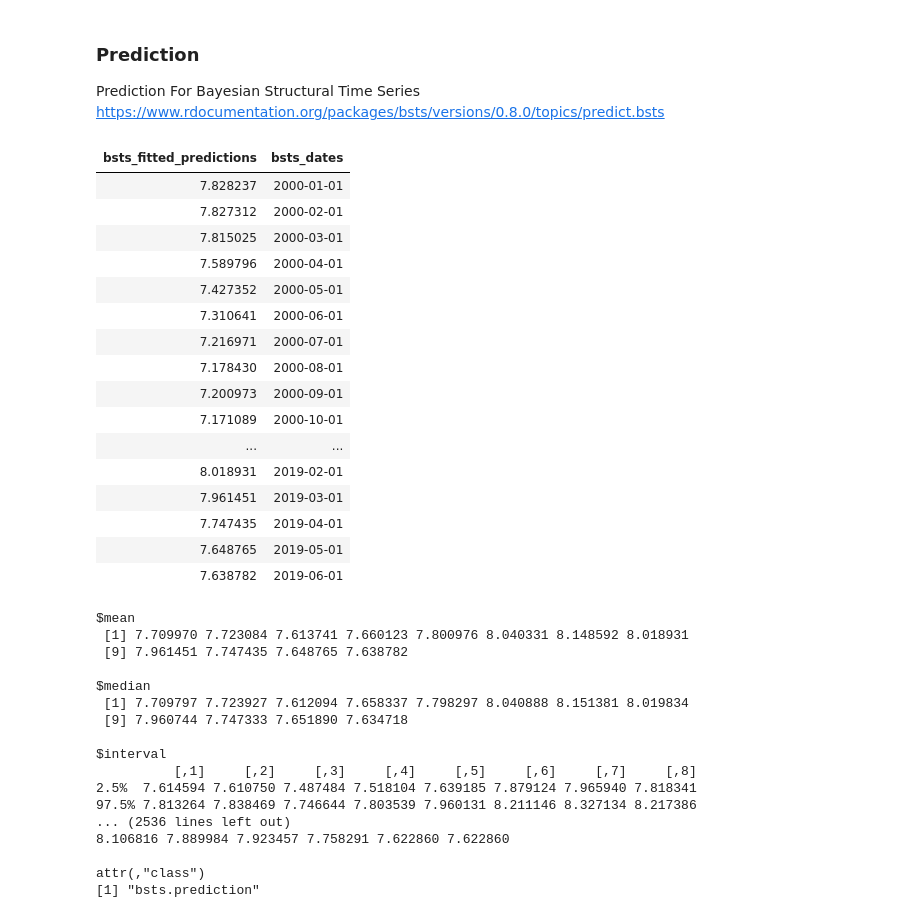
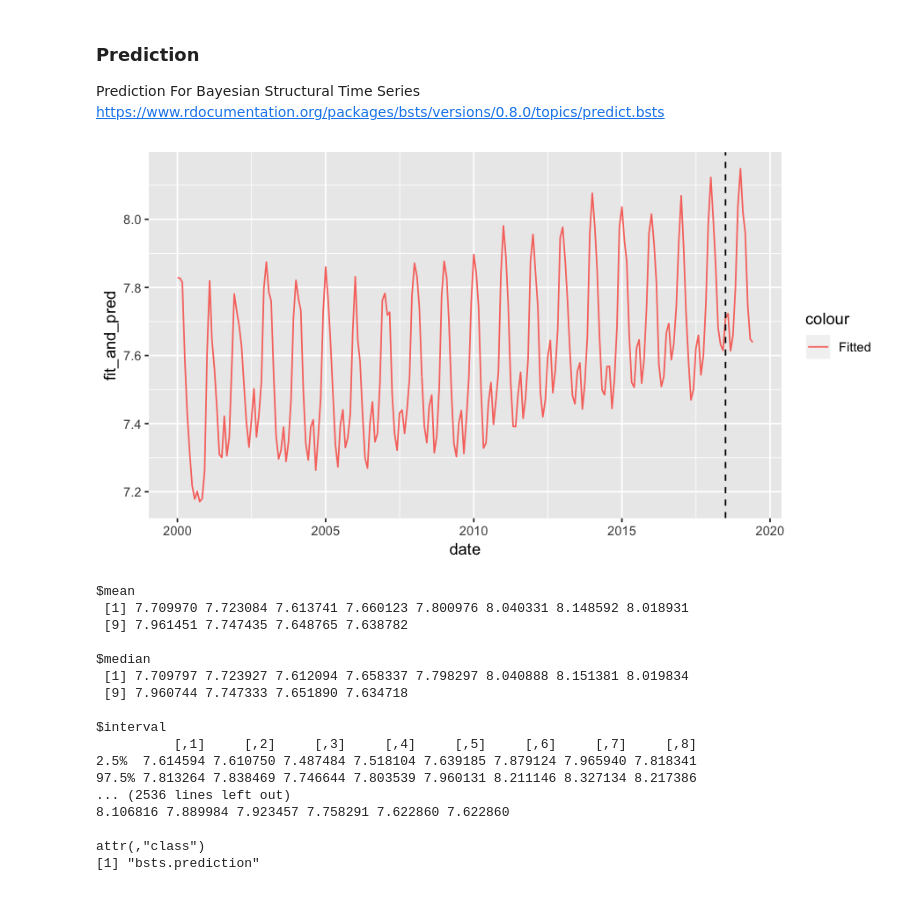
Before and after one commit to matsueushi/timeseries_notebook, a Jupyter notebook: timeseries_r.ipynb, the cells around one changed output. Cells and saved outputs as stored; diff of their text form; code cells hidden in the pictures.

```diff
--- a/timeseries_r.ipynb
+++ b/timeseries_r.ipynb
@@ -253,23 +253,9 @@ bsts_df <- data.frame(
-# %%
-bsts_df
-# %% [output]
-| bsts_fitted_predictions | bsts_dates |
-| 7.828237 | 2000-01-01 |
-| 7.827312 | 2000-02-01 |
-| 7.815025 | 2000-03-01 |
-| 7.589796 | 2000-04-01 |
-| 7.427352 | 2000-05-01 |
-| 7.310641 | 2000-06-01 |
-| 7.216971 | 2000-07-01 |
-| 7.178430 | 2000-08-01 |
-| 7.200973 | 2000-09-01 |
-| 7.171089 | 2000-10-01 |
-| ... | ... |
-| 8.018931 | 2019-02-01 |
-| 7.961451 | 2019-03-01 |
-| 7.747435 | 2019-04-01 |
-| 7.648765 | 2019-05-01 |
-| 7.638782 | 2019-06-01 |
+# %%
+ggplot(data=bsts_df, aes(x=date, y=fit_and_pred)) +
+    geom_line(aes(y=fit_and_pred, colour = "Fitted")) +
+    geom_vline(xintercept=bsts_dates[length(ts_data_df)+1], linetype=2)
+# %% [output]
+[figure, added]
 # %%
 # actual vs predicted
 bsts_predict
```
Also changed, not shown: parts of 1 cell of this notebook, 1 other file.
